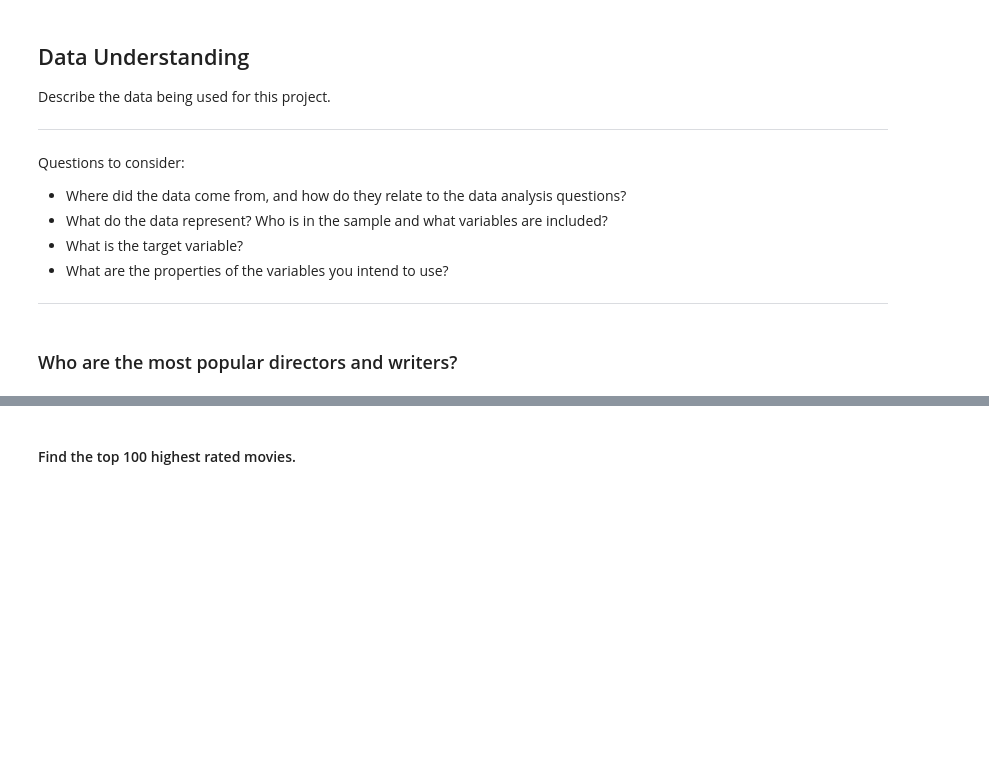
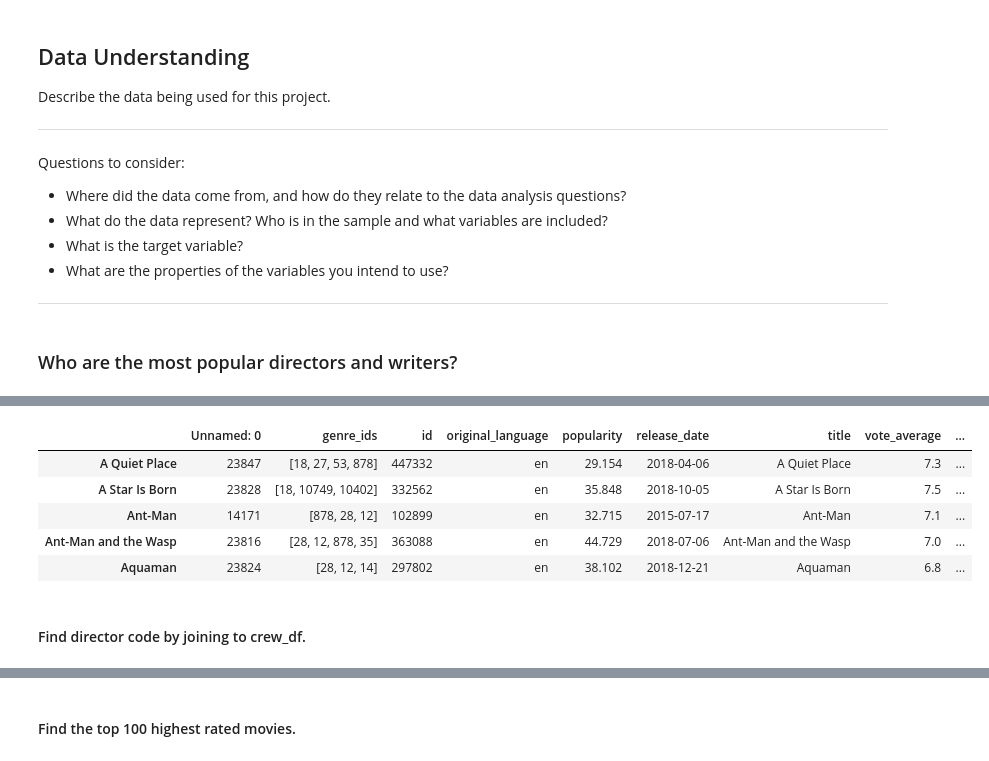
Before and after one commit to jpetoskey/dsc-project-template, a Jupyter notebook: dsc-phase1-project-template.ipynb, the cells around one changed output, grey strips where cells are left out. Cells and saved outputs as stored; diff of their text form; code cells hidden in the pictures; blank space fills up the shorter version.

```diff
--- a/dsc-phase1-project-template.ipynb
+++ b/dsc-phase1-project-template.ipynb
@@ -48,0 +141,4 @@ names_df = pd.read_csv('data/zippedData/imdb.name.basics.csv.gz')
+# %%
+title_df_join = title_df
+title_df_join = title_df_join.drop_duplicates(subset=['title'])
+title_df_join.info()
@@ -48,0 +161,3 @@ names_df = pd.read_csv('data/zippedData/imdb.name.basics.csv.gz')
+# %%
+top_100_popularity_df_join_title = top_100_popularity_df.set_index('original_title').join(title_df_join.set_index('title'))
+top_100_popularity_df_join_title.info()
@@ -48,0 +182,11 @@ names_df = pd.read_csv('data/zippedData/imdb.name.basics.csv.gz')
+# %%
+top_100_popularity_df_join_title.head()
+# %% [output]
+|  | Unnamed: 0 | genre_ids | id | original_language | popularity | release_date | title | vote_average | ... |
+| A Quiet Place | 23847 | [18, 27, 53, 878] | 447332 | en | 29.154 | 2018-04-06 | A Quiet Place | 7.3 | ... |
+| A Star Is Born | 23828 | [18, 10749, 10402] | 332562 | en | 35.848 | 2018-10-05 | A Star Is Born | 7.5 | ... |
+| Ant-Man | 14171 | [878, 28, 12] | 102899 | en | 32.715 | 2015-07-17 | Ant-Man | 7.1 | ... |
+| Ant-Man and the Wasp | 23816 | [28, 12, 878, 35] | 363088 | en | 44.729 | 2018-07-06 | Ant-Man and the Wasp | 7.0 | ... |
+| Aquaman | 23824 | [28, 12, 14] | 297802 | en | 38.102 | 2018-12-21 | Aquaman | 6.8 | ... |
+# %% [markdown]
+#### Find director code by joining to crew_df.
```
Also changed, not shown: parts of 34 cells of this notebook.
